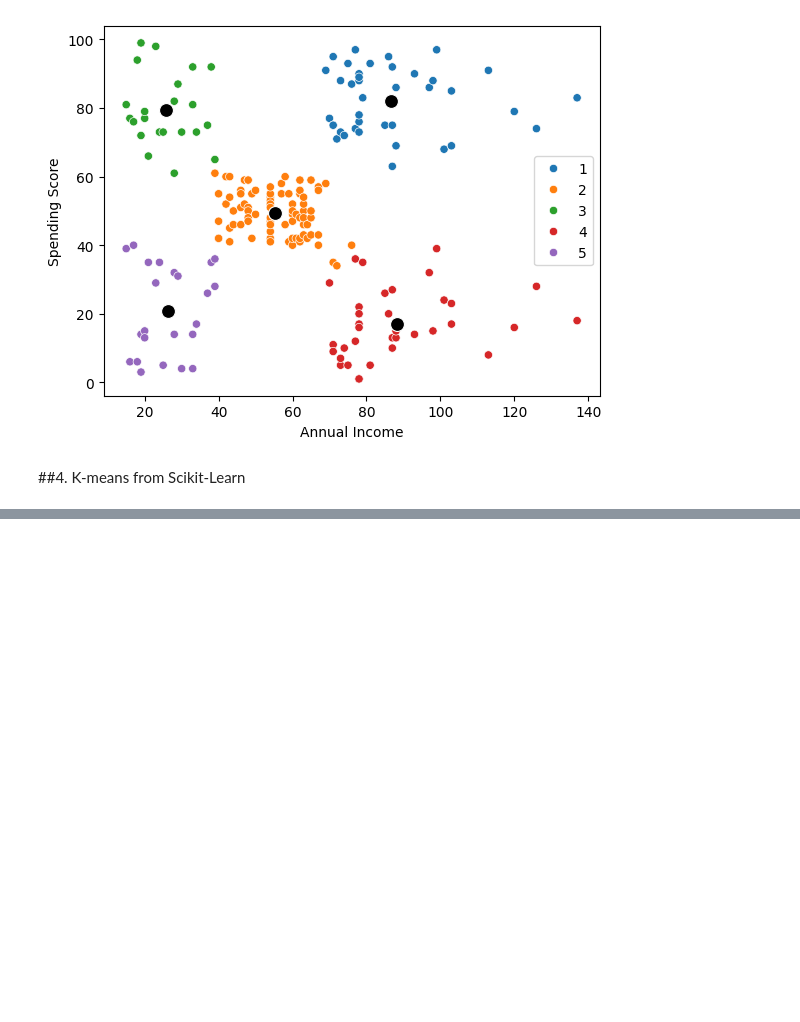
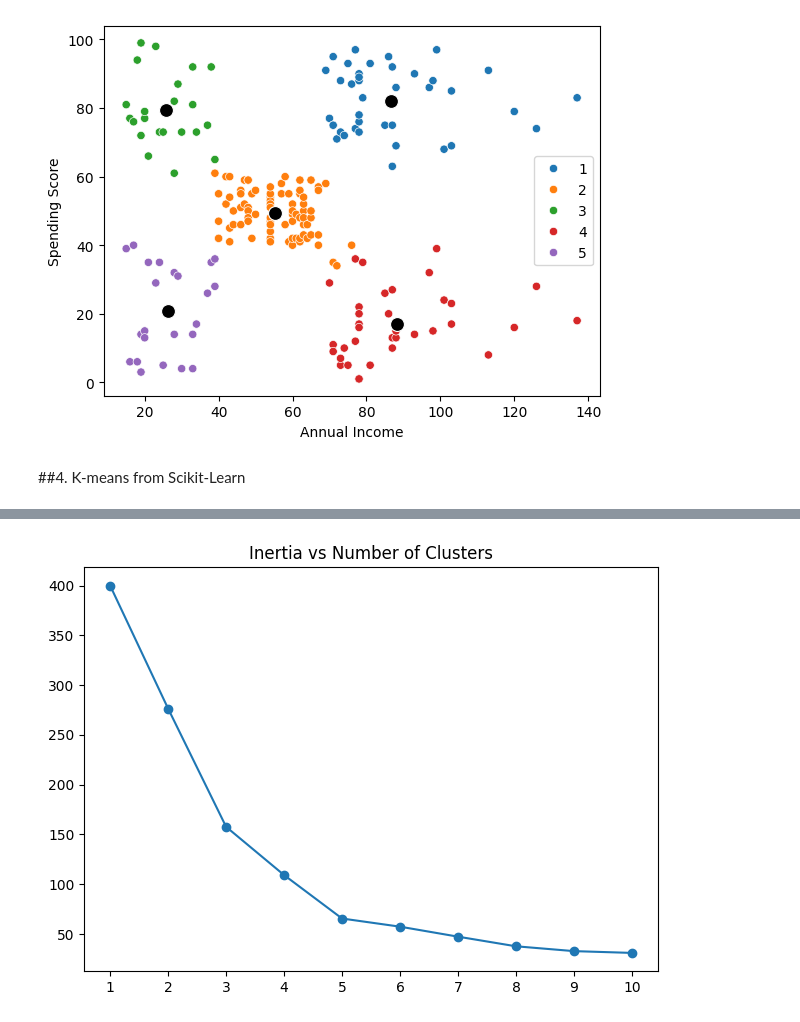
Before and after one commit to Krzesimir13/DataQuest, a Jupyter notebook: k-means.ipynb, the cells around one changed output, grey strips where cells are left out. Cells and saved outputs as stored; diff of their text form; code cells hidden in the pictures; blank space fills up the shorter version.

```diff
--- a/k-means.ipynb
+++ b/k-means.ipynb
@@ -411,0 +433,9 @@ customers = customers[cols_to_keep]
+# %%
+from sklearn.preprocessing import StandardScaler
+
+def scaler(df):
+  scaler = StandardScaler()
+  scaler.fit(df)
+  return scaler.transform(df)
+# %%
+scaled_customers = scaler(customers)
@@ -411,0 +450,4 @@ customers = customers[cols_to_keep]
+# %%
+inertias = plot_elbow_curve(scaled_customers)
+# %% [output]
+[figure, added]
```
Also changed, not shown: parts of 8 cells of this notebook.
